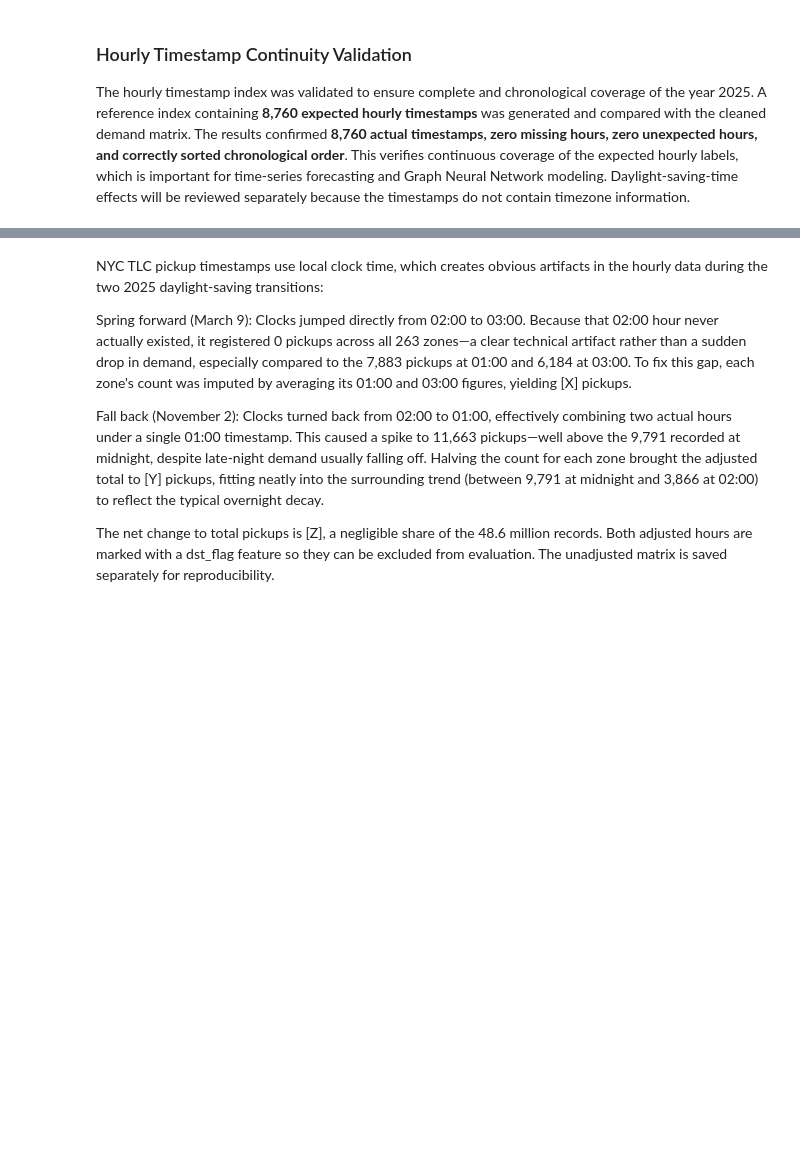
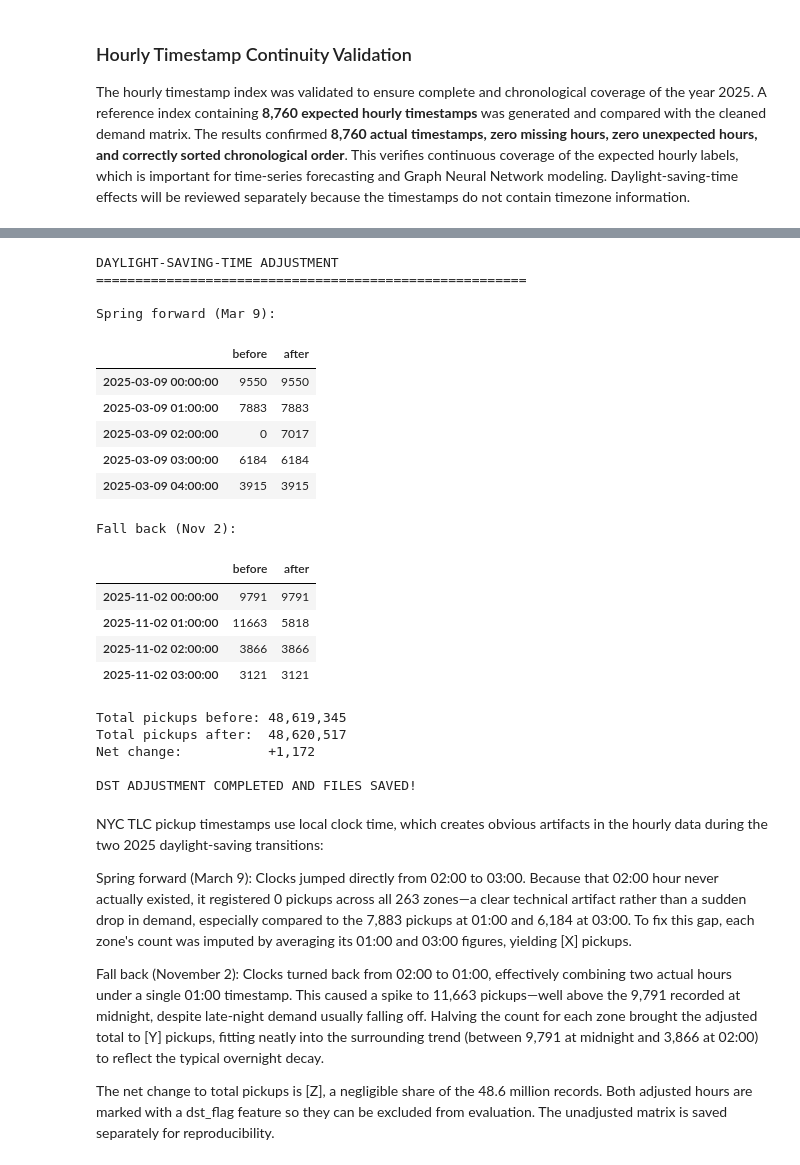
Before and after one commit to Minnu27/Spatiotemporal-Urban-Mobility-Forecasting-Using-Graph-Neural-Networks, a Jupyter notebook: Spatiotemporal_Urban_Mobility_Forecasting_System_using_Graph_Neural_Networks_(GNNs).ipynb, the cells around one changed output, grey strips where cells are left out. Cells and saved outputs as stored; diff of their text form; code cells hidden in the pictures; blank space fills up the shorter version.

```diff
--- a/Spatiotemporal_Urban_Mobility_Forecasting_System_using_Graph_Neural_Networks_(GNNs).ipynb
+++ b/Spatiotemporal_Urban_Mobility_Forecasting_System_using_Graph_Neural_Networks_(GNNs).ipynb
@@ -596,10 +870,12 @@ print(m.loc['2025-11-02 00:00':'2025-11-02 03:00'])
 # %%
-print("STEP 7: DAYLIGHT-SAVING-TIME ADJUSTMENT")
+print("DAYLIGHT-SAVING-TIME ADJUSTMENT")
 print("=" * 55)
 
 # Keep an untouched copy for reproducibility
 raw_demand_matrix = updated_demand_matrix.copy()
 final_demand_matrix = updated_demand_matrix.copy()
+
+# Clock changes can create artificial demand gaps or spikes. How do we avoid treating them as real patterns?
 
 spring = pd.Timestamp("2025-03-09 02:00")   # hour skipped (clocks jump 02:00 -> 03:00)
 fall = pd.Timestamp("2025-11-02 01:00")     # hour repeated (clocks fall back 02:00 -> 01:00)
@@ -607,7 +883,8 @@ one_hr = pd.Timedelta(hours=1)
 
 # Spring forward: impute each zone as the average of 01:00 and 03:00
 final_demand_matrix.loc[spring] = (
-    final_demand_matrix.loc[spring - pd.Timedelta(days=7)]
+    (final_demand_matrix.loc[spring - one_hr] +
+     final_demand_matrix.loc[spring + one_hr]) / 2
 ).round().astype(int)
 
 # Fall back: two clock-hours were merged into one label, so keep half
@@ -620,33 +897,55 @@ dst_flag = pd.Series(0, index=final_demand_matrix.index, name="dst_flag")
 dst_flag.loc[[spring, fall]] = 1
 
 city_before = raw_demand_matrix.sum(axis=1)
 city_after = final_demand_matrix.sum(axis=1)
 
 print("\nSpring forward (Mar 9):")
 display(pd.DataFrame({
     "before": city_before.loc["2025-03-09 00:00":"2025-03-09 04:00"],
     "after": city_after.loc["2025-03-09 00:00":"2025-03-09 04:00"]}))
 
 print("\nFall back (Nov 2):")
 display(pd.DataFrame({
     "before": city_before.loc["2025-11-02 00:00":"2025-11-02 03:00"],
     "after": city_after.loc["2025-11-02 00:00":"2025-11-02 03:00"]}))
 
 print("\nTotal pickups before:", f"{int(city_before.sum()):,}")
 print("Total pickups after: ", f"{int(city_after.sum()):,}")
 print("Net change:          ", f"{int(city_after.sum() - city_before.sum()):+,}")
 
 assert final_demand_matrix.shape == (8760, 263)
 assert not final_demand_matrix.isna().any().any()
 assert (final_demand_matrix.to_numpy() >= 0).all()
 assert dst_flag.sum() == 2
 
 # Save final dataset to Drive
 final_demand_matrix.rename(columns=str).to_parquet(SAVE + "demand_2025_final.parquet")
 raw_demand_matrix.rename(columns=str).to_parquet(SAVE + "demand_2025_raw.parquet")
 dst_flag.to_frame().to_parquet(SAVE + "dst_flag.parquet")
 
 print("\nDST ADJUSTMENT COMPLETED AND FILES SAVED!")
+# %% [output]
+DAYLIGHT-SAVING-TIME ADJUSTMENT
+=======================================================
+
+Spring forward (Mar 9):
+|  | before | after |
+| 2025-03-09 00:00:00 | 9550 | 9550 |
+| 2025-03-09 01:00:00 | 7883 | 7883 |
+| 2025-03-09 02:00:00 | 0 | 7017 |
+| 2025-03-09 03:00:00 | 6184 | 6184 |
+| 2025-03-09 04:00:00 | 3915 | 3915 |
+Fall back (Nov 2):
+|  | before | after |
+| 2025-11-02 00:00:00 | 9791 | 9791 |
+| 2025-11-02 01:00:00 | 11663 | 5818 |
+| 2025-11-02 02:00:00 | 3866 | 3866 |
+| 2025-11-02 03:00:00 | 3121 | 3121 |
+Total pickups before: 48,619,345
+Total pickups after:  48,620,517
+Net change:           +1,172
+
+DST ADJUSTMENT COMPLETED AND FILES SAVED!
 # %% [markdown]
 NYC TLC pickup timestamps use local clock time, which creates obvious artifacts in the hourly data during the two 2025 daylight-saving transitions:
 
```
Also changed, not shown: parts of 61 cells of this notebook, 2 other files.
